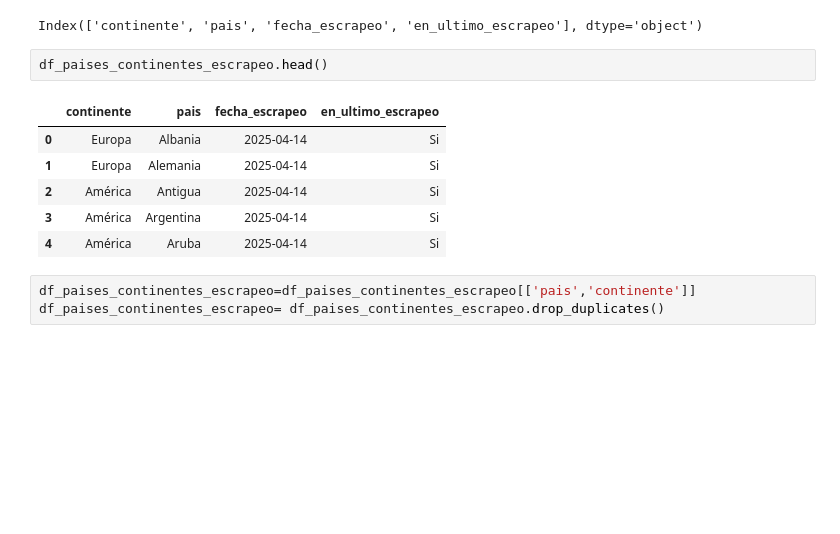
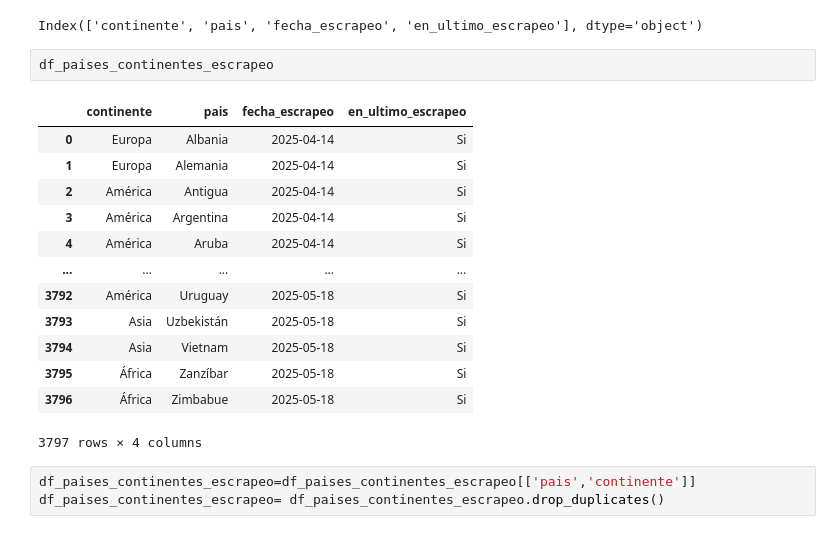
Before and after one commit to VanesaFloresRivera/Proyecto-Final, a Jupyter notebook: notebooks/carga.ipynb, the cells around one changed output. Cells and saved outputs as stored; diff of their text form; blank space fills up the shorter version.

```diff
--- a/notebooks/carga.ipynb
+++ b/notebooks/carga.ipynb
@@ -98,14 +106,21 @@ df_paises_continentes_escrapeo.columns
 # %% [output]
 Index(['continente', 'pais', 'fecha_escrapeo', 'en_ultimo_escrapeo'], dtype='object')
 # %%
-df_paises_continentes_escrapeo.head()
+df_paises_continentes_escrapeo
 # %% [output]
 |  | continente | pais | fecha_escrapeo | en_ultimo_escrapeo |
 | 0 | Europa | Albania | 2025-04-14 | Si |
 | 1 | Europa | Alemania | 2025-04-14 | Si |
 | 2 | América | Antigua | 2025-04-14 | Si |
 | 3 | América | Argentina | 2025-04-14 | Si |
 | 4 | América | Aruba | 2025-04-14 | Si |
+| ... | ... | ... | ... | ... |
+| 3792 | América | Uruguay | 2025-05-18 | Si |
+| 3793 | Asia | Uzbekistán | 2025-05-18 | Si |
+| 3794 | Asia | Vietnam | 2025-05-18 | Si |
+| 3795 | África | Zanzíbar | 2025-05-18 | Si |
+| 3796 | África | Zimbabue | 2025-05-18 | Si |
+3797 rows × 4 columns
 # %%
 df_paises_continentes_escrapeo=df_paises_continentes_escrapeo[['pais','continente']]
 df_paises_continentes_escrapeo= df_paises_continentes_escrapeo.drop_duplicates()
```
Also changed, not shown: parts of 105 cells of this notebook, 11 other files.
